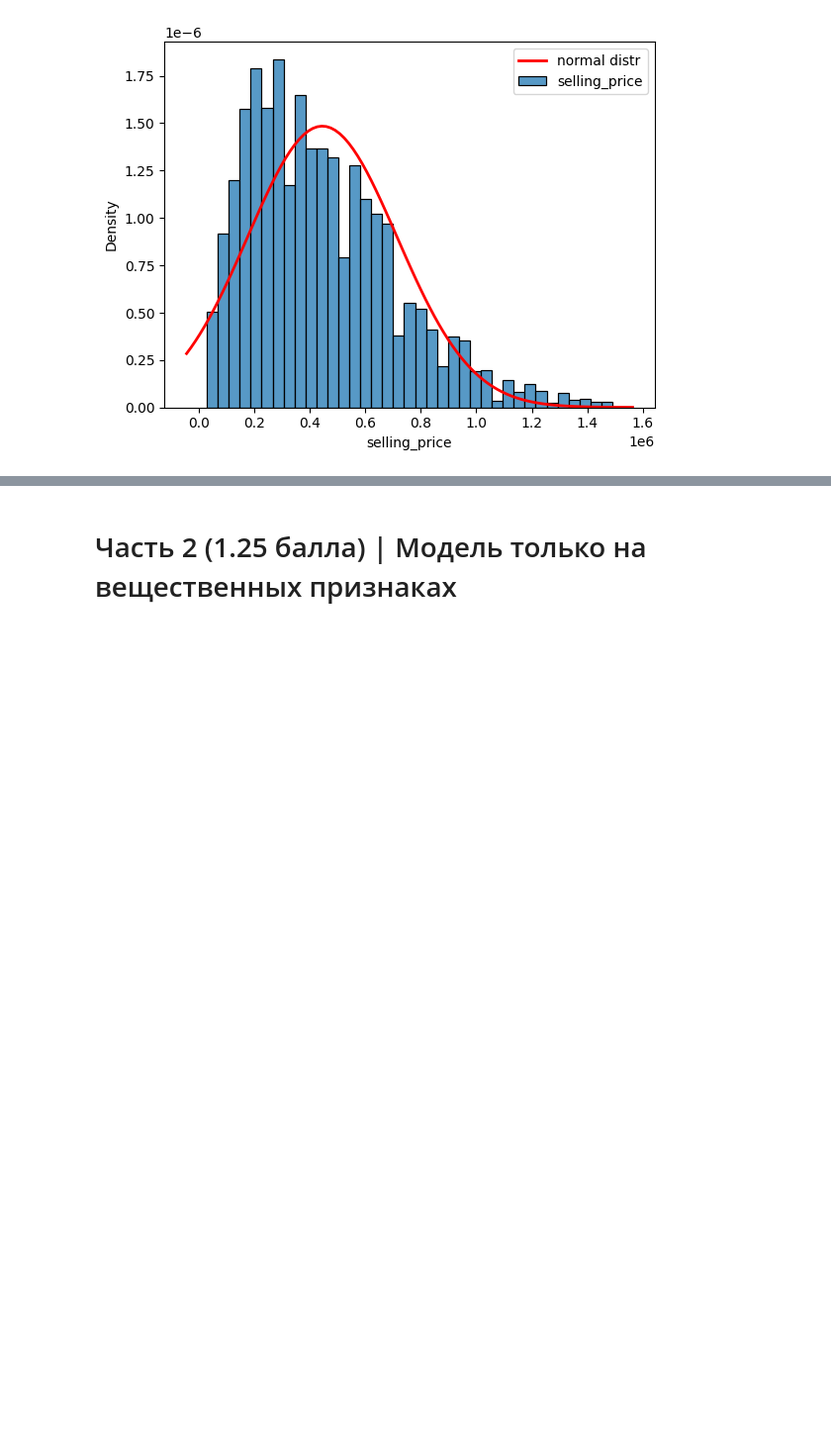
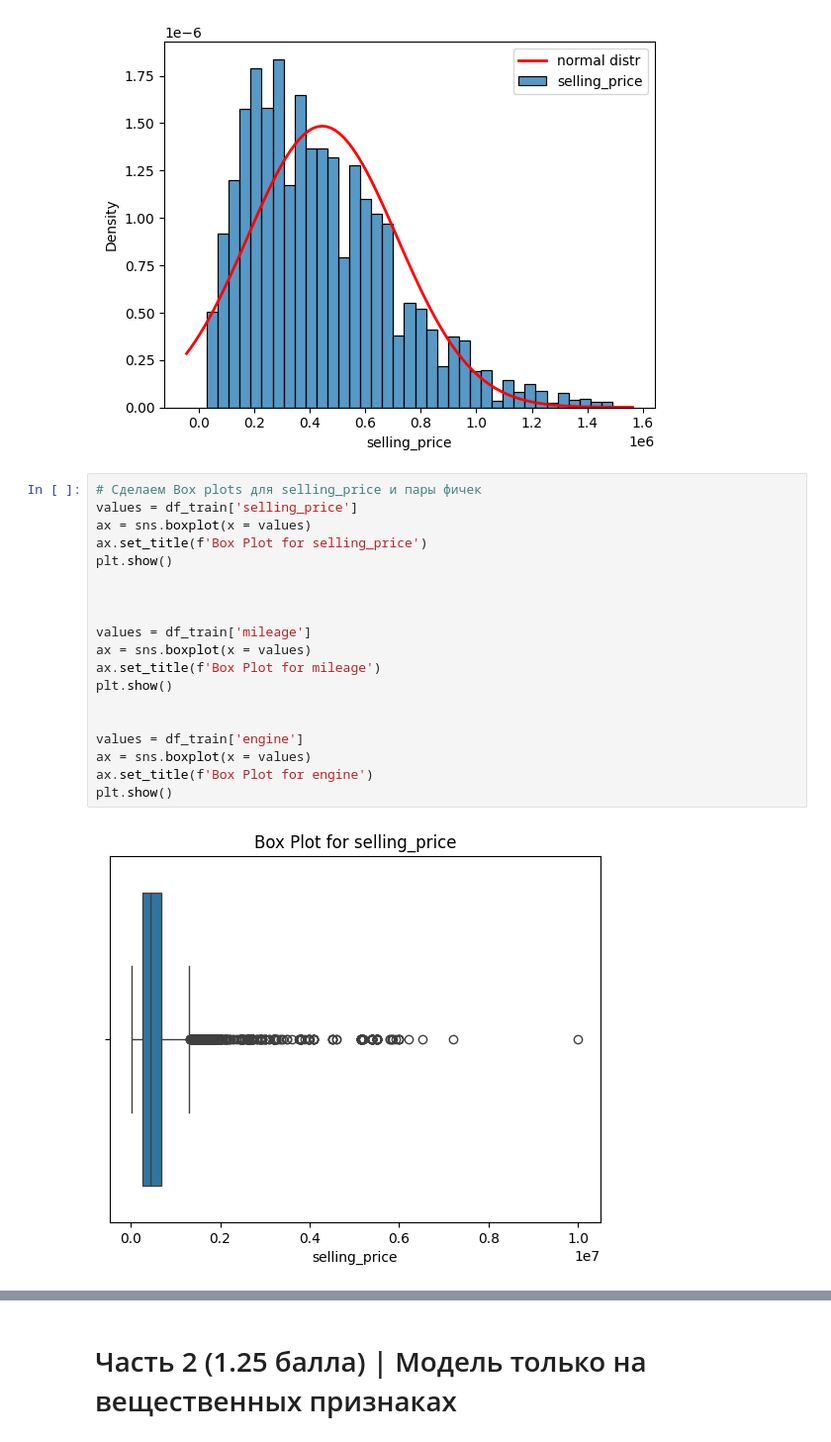
Before and after one commit to kolyangg/ML-HW1, a Jupyter notebook: ML_HW1_Regression_with_inference_NS.ipynb, the cells around one changed output, grey strips where cells are left out. Shown at 99% size. Cells and saved outputs as stored; diff of their text form; blank space fills up the shorter version.

Commit message:
added boxplots to notebook + readme

```diff
--- a/ML_HW1_Regression_with_inference_NS.ipynb
+++ b/ML_HW1_Regression_with_inference_NS.ipynb
@@ -404,3 +404,24 @@ ax.legend()
 # %% [output]
 <matplotlib.legend.Legend at 0x...>
 [figure]
+# %%
+# Сделаем Box plots для selling_price и пары фичек
+values = df_train['selling_price']
+ax = sns.boxplot(x = values)
+ax.set_title(f'Box Plot for selling_price')
+plt.show()
+
+
+
+values = df_train['mileage']
+ax = sns.boxplot(x = values)
+ax.set_title(f'Box Plot for mileage')
+plt.show()
+
+
+values = df_train['engine']
+ax = sns.boxplot(x = values)
+ax.set_title(f'Box Plot for engine')
+plt.show()
+# %% [output]
+[figure, added]
```
Also changed, not shown: parts of 2 cells of this notebook, 1 other file.
